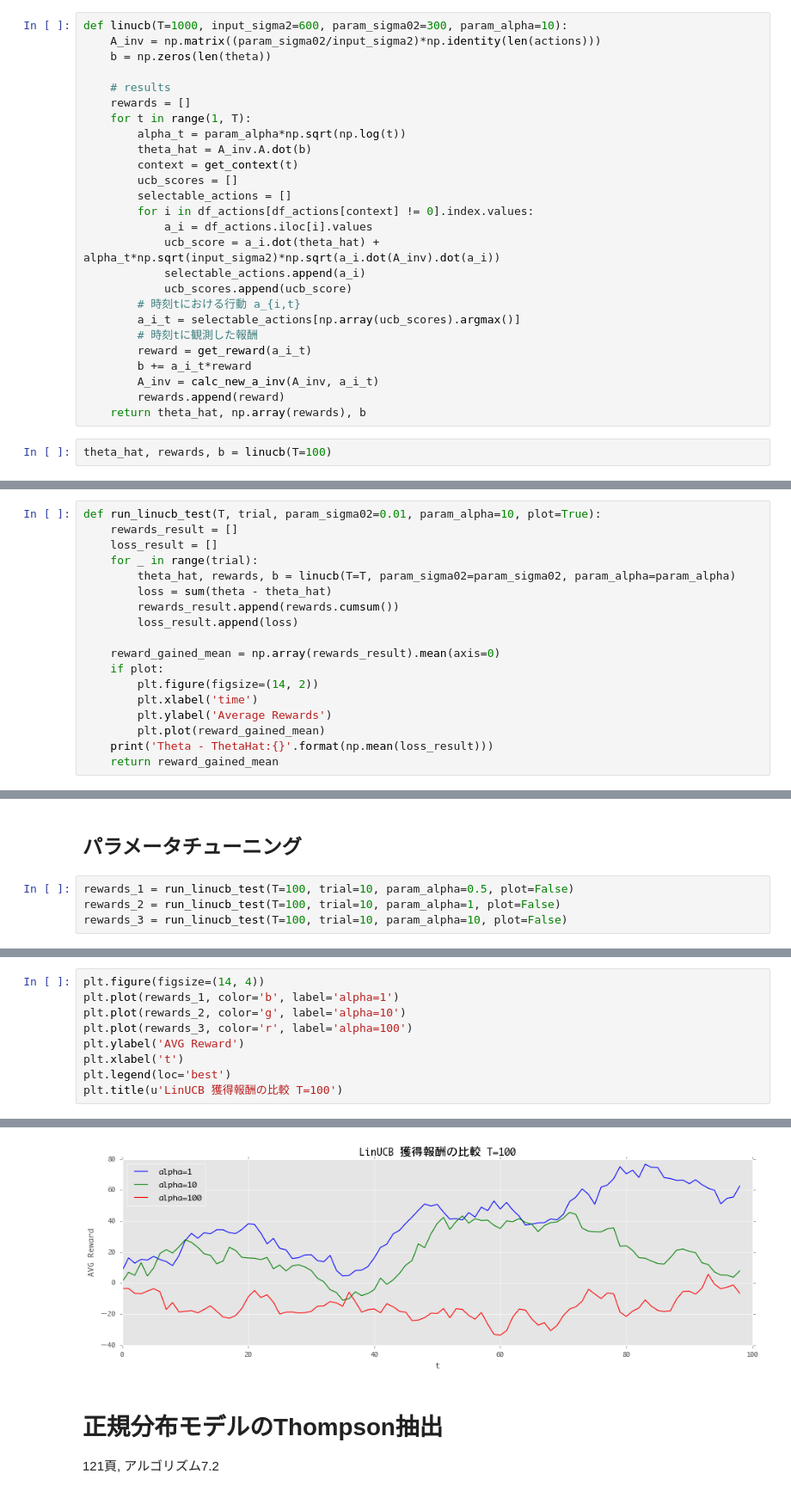
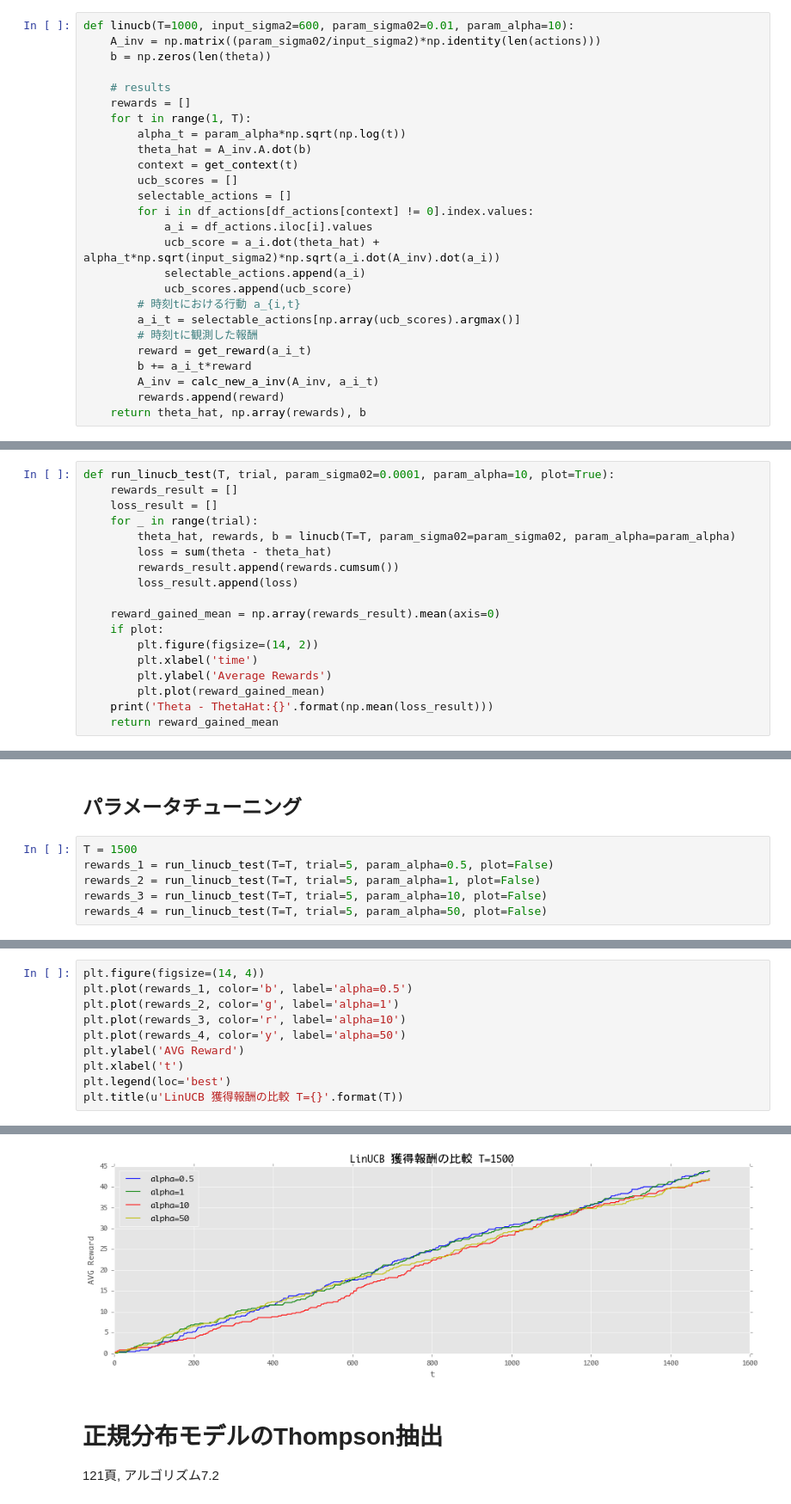
Before and after one commit to hagino3000/notebooks, a Jupyter notebook: MLP_bandit/Chap7_binary_reward.ipynb, the cells around one changed output, grey strips where cells are left out. Shown: that part at 86% size. Saved outputs shown, nothing was run; the diff lists cells and outputs as text.

```diff
--- a/MLP_bandit/Chap7_binary_reward.ipynb
+++ b/MLP_bandit/Chap7_binary_reward.ipynb
@@ -202,7 +213,7 @@ $
 def calc_new_a_inv(A_inv, a_i_t):
     return A_inv - (A_inv*(np.matrix(a_i_t).T)*(a_i_t)*A_inv)/(1 + a_i_t.dot(A_inv).dot(a_i_t))
 # %%
-def linucb(T=1000, input_sigma2=600, param_sigma02=300, param_alpha=10):
+def linucb(T=1000, input_sigma2=600, param_sigma02=0.01, param_alpha=10):
     A_inv = np.matrix((param_sigma02/input_sigma2)*np.identity(len(actions)))
     b = np.zeros(len(theta))
 
@@ -227,5 +238,3 @@ def linucb(T=1000, input_sigma2=600, param_sigma02=300, param_alpha=10):
         A_inv = calc_new_a_inv(A_inv, a_i_t)
         rewards.append(reward)
     return theta_hat, np.array(rewards), b
-# %%
-theta_hat, rewards, b = linucb(T=100)
@@ -248,5 +241,5 @@ array([ 0.,  0.,  0.,  0.,  0.,  1.,  0.,  1.,  0.,  0.,  0.,  0.,  0.,
 # %%
-def run_linucb_test(T, trial, param_sigma02=0.01, param_alpha=10, plot=True):
+def run_linucb_test(T, trial, param_sigma02=0.0001, param_alpha=10, plot=True):
     rewards_result = []
     loss_result = []
     for _ in range(trial):
@@ -271,7 +264,9 @@ Theta - ThetaHat:1.9998601400832263
 # %% [markdown]
 ## パラメータチューニング
 # %%
-rewards_1 = run_linucb_test(T=100, trial=10, param_alpha=0.5, plot=False)
-rewards_2 = run_linucb_test(T=100, trial=10, param_alpha=1, plot=False)
-rewards_3 = run_linucb_test(T=100, trial=10, param_alpha=10, plot=False)
+T = 1500
+rewards_1 = run_linucb_test(T=T, trial=5, param_alpha=0.5, plot=False)
+rewards_2 = run_linucb_test(T=T, trial=5, param_alpha=1, plot=False)
+rewards_3 = run_linucb_test(T=T, trial=5, param_alpha=10, plot=False)
+rewards_4 = run_linucb_test(T=T, trial=5, param_alpha=50, plot=False)
 # %% [output]
@@ -281,15 +277,16 @@ Theta - ThetaHat:1.5365711981713441
 # %%
 plt.figure(figsize=(14, 4))
-plt.plot(rewards_1, color='b', label='alpha=1')
-plt.plot(rewards_2, color='g', label='alpha=10')
-plt.plot(rewards_3, color='r', label='alpha=100')
+plt.plot(rewards_1, color='b', label='alpha=0.5')
+plt.plot(rewards_2, color='g', label='alpha=1')
+plt.plot(rewards_3, color='r', label='alpha=10')
+plt.plot(rewards_4, color='y', label='alpha=50')
 plt.ylabel('AVG Reward')
 plt.xlabel('t')
 plt.legend(loc='best')
-plt.title(u'LinUCB 獲得報酬の比較 T=100')
+plt.title(u'LinUCB 獲得報酬の比較 T={}'.format(T))
 # %% [output]
 <matplotlib.text.Text at 0x...>
-[figure, old version]
+[figure, new version]
 # %% [markdown]
 # 正規分布モデルのThompson抽出
 
```
Also changed, not shown: parts of 43 cells of this notebook.
